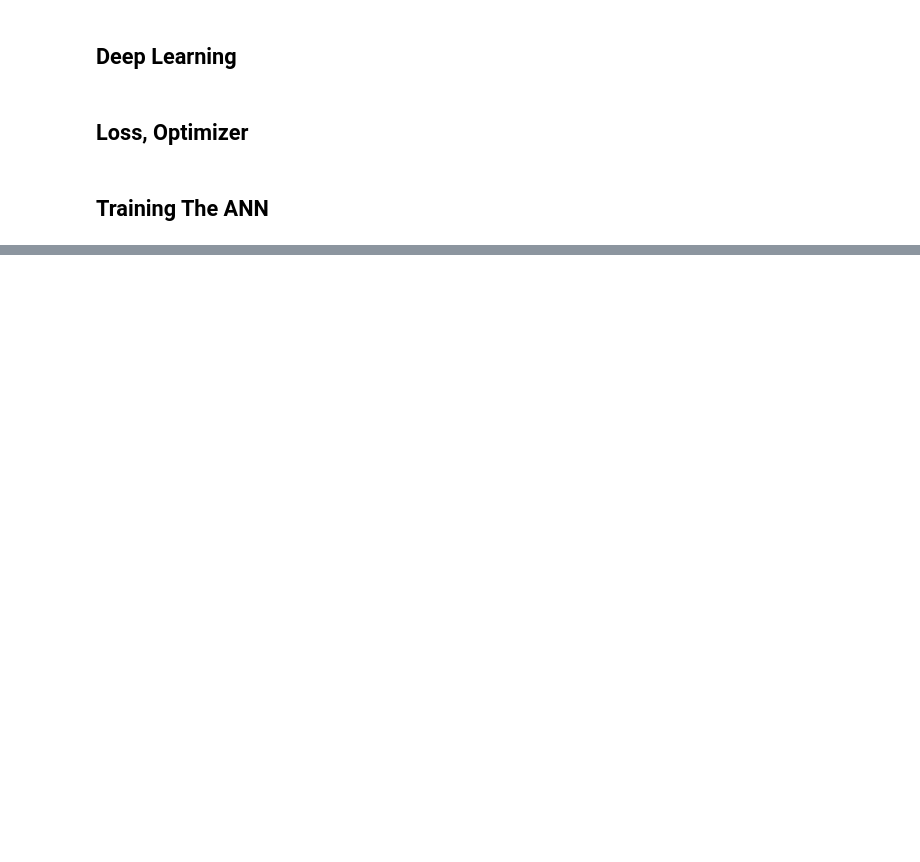
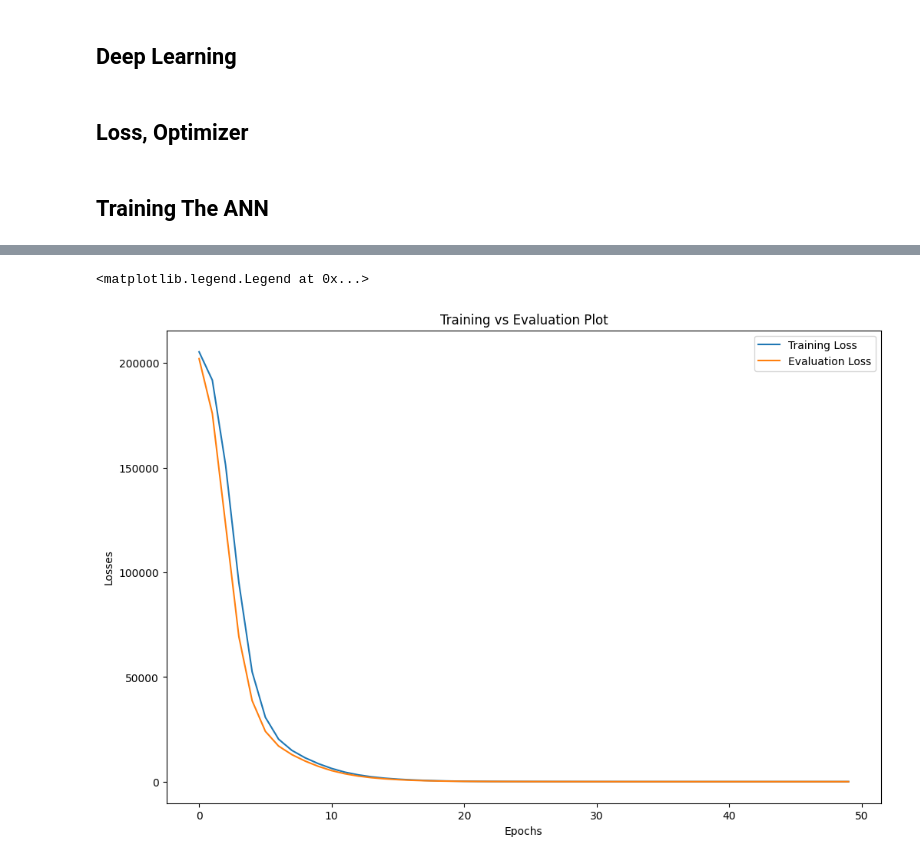
Before and after one commit to Md-Meadul-Islam/ai-ml, a Jupyter notebook: Deep_Learning/ANN/ANN_Regression.ipynb, the cells around one changed output, grey strips where cells are left out. Saved outputs shown, nothing was run; the diff lists cells and outputs as text; code cells hidden in the pictures; blank space fills up the shorter version.

```diff
--- a/Deep_Learning/ANN/ANN_Regression.ipynb
+++ b/Deep_Learning/ANN/ANN_Regression.ipynb
@@ -127,10 +127,13 @@ optimizer = optim.Adam(model.parameters())
 # %% [markdown]
 ## Training The ANN
 # %%
-epochs = 10
+epochs = 50
 train_losses = []
+val_losses = []
 
 for epoch in range(epochs):
+    #train model
+
     model.train()
     running_loss = 0.0
 
@@ -141,9 +144,24 @@ for epoch in range(epochs):
         outputs = model(xb) # forward propagation => predicted outputs for this batch
         loss = crietrion(outputs, yb) # compute loss
         loss.backward() # backward propagation => computes gradients
-        optimizer.step() # params update
+        optimizer.step() # params (weight, bias) update
         running_loss += loss.item() # loss is tensor, need to convert python float
 
-        epoch_train_loss = running_loss / len(train_loader)
-        train_lossess.append(epoch_train_loss)
+    epoch_train_loss = running_loss / len(train_loader)
+    train_losses.append(epoch_train_loss)
+
+    #validation
+    model.eval()
+    running_val_loss = 0.0
+
+    with torch.no_grad(): # no gradient compute
+        for xb, yb in test_loader:
+            outputs = model(xb)
+            loss = crietrion(outputs, yb)
+            running_val_loss += loss.item()
+
+    epoch_val_loss = running_val_loss / len(test_loader)
+    val_losses.append(epoch_val_loss)
+
+    print(f"epoch {epoch+1}/{epochs} ===> train loss: {epoch_train_loss} and val loss: {epoch_val_loss}")
 # %% [output]
@@ -150,0 +185,19 @@ RuntimeError: mat1 and mat2 must have the same dtype, but got Double and Float
+# %%
+import matplotlib.pyplot as plt
+
+loss_df = pd.DataFrame({
+    "Training_Loss": train_losses,
+    "Evaluation_Loss": val_losses,
+})
+
+plt.figure(figsize=(12,8))
+
+plt.plot(loss_df["Training_Loss"], label="Training Loss")
+plt.plot(loss_df["Evaluation_Loss"], label="Evaluation Loss")
+plt.xlabel("Epochs")
+plt.ylabel("Losses")
+plt.title("Training vs Evaluation Plot")
+plt.legend()
+# %% [output]
+<matplotlib.legend.Legend at 0x...>
+[figure, added]
```
Also changed, not shown: parts of 4 cells of this notebook, 3 other files.
